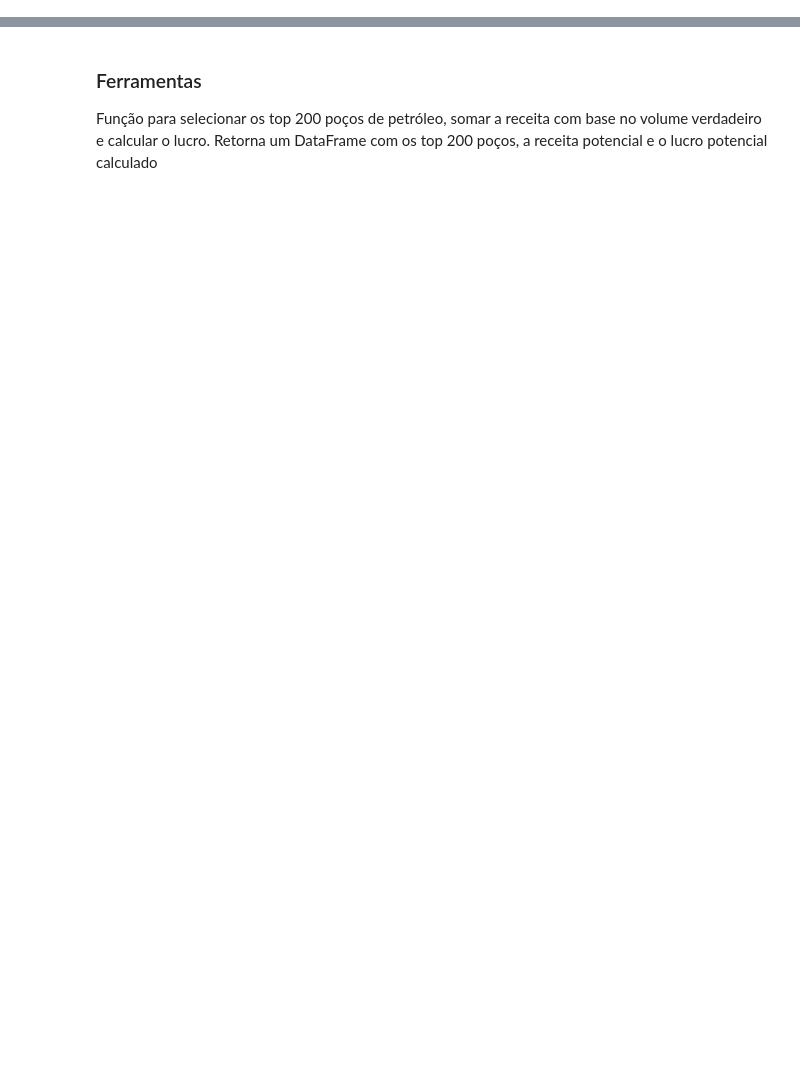
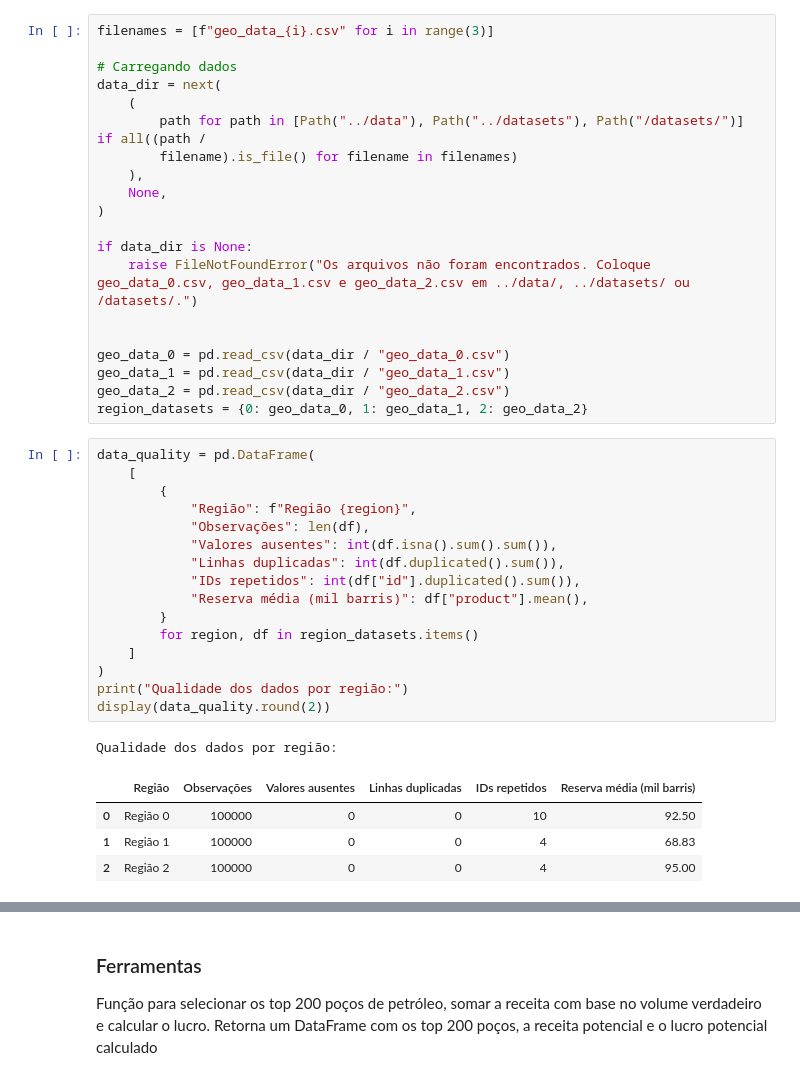
Before and after one commit to danendless/TT-Sprint10-Project, a Jupyter notebook: notebooks/sprint10_project.ipynb, the cells around one changed output, grey strips where cells are left out. Drawn from its saved outputs; the diff is of its cells as text; blank space fills up the shorter version.

```diff
--- a/notebooks/sprint10_project.ipynb
+++ b/notebooks/sprint10_project.ipynb
@@ -368,0 +93,42 @@ Definindo o problema:
+# %%
+filenames = [f"geo_data_{i}.csv" for i in range(3)]
+
+# Carregando dados
+data_dir = next(
+    (
+        path for path in [Path("../data"), Path("../datasets"), Path("/datasets/")] if all((path /
+        filename).is_file() for filename in filenames)
+    ),
+    None,
+)
+
+if data_dir is None:
+    raise FileNotFoundError("Os arquivos não foram encontrados. Coloque geo_data_0.csv, geo_data_1.csv e geo_data_2.csv em ../data/, ../datasets/ ou /datasets/.")
+
+
+geo_data_0 = pd.read_csv(data_dir / "geo_data_0.csv")
+geo_data_1 = pd.read_csv(data_dir / "geo_data_1.csv")
+geo_data_2 = pd.read_csv(data_dir / "geo_data_2.csv")
+region_datasets = {0: geo_data_0, 1: geo_data_1, 2: geo_data_2}
+# %%
+data_quality = pd.DataFrame(
+    [
+        {
+            "Região": f"Região {region}",
+            "Observações": len(df),
+            "Valores ausentes": int(df.isna().sum().sum()),
+            "Linhas duplicadas": int(df.duplicated().sum()),
+            "IDs repetidos": int(df["id"].duplicated().sum()),
+            "Reserva média (mil barris)": df["product"].mean(),
+        }
+        for region, df in region_datasets.items()
+    ]
+)
+print("Qualidade dos dados por região:")
+display(data_quality.round(2))
+# %% [output]
+Qualidade dos dados por região:
+|  | Região | Observações | Valores ausentes | Linhas duplicadas | IDs repetidos | Reserva média (mil barris) |
+| 0 | Região 0 | 100000 | 0 | 0 | 10 | 92.50 |
+| 1 | Região 1 | 100000 | 0 | 0 | 4 | 68.83 |
+| 2 | Região 2 | 100000 | 0 | 0 | 4 | 95.00 |
```
Also changed, not shown: parts of 94 cells of this notebook, 5 other files.
